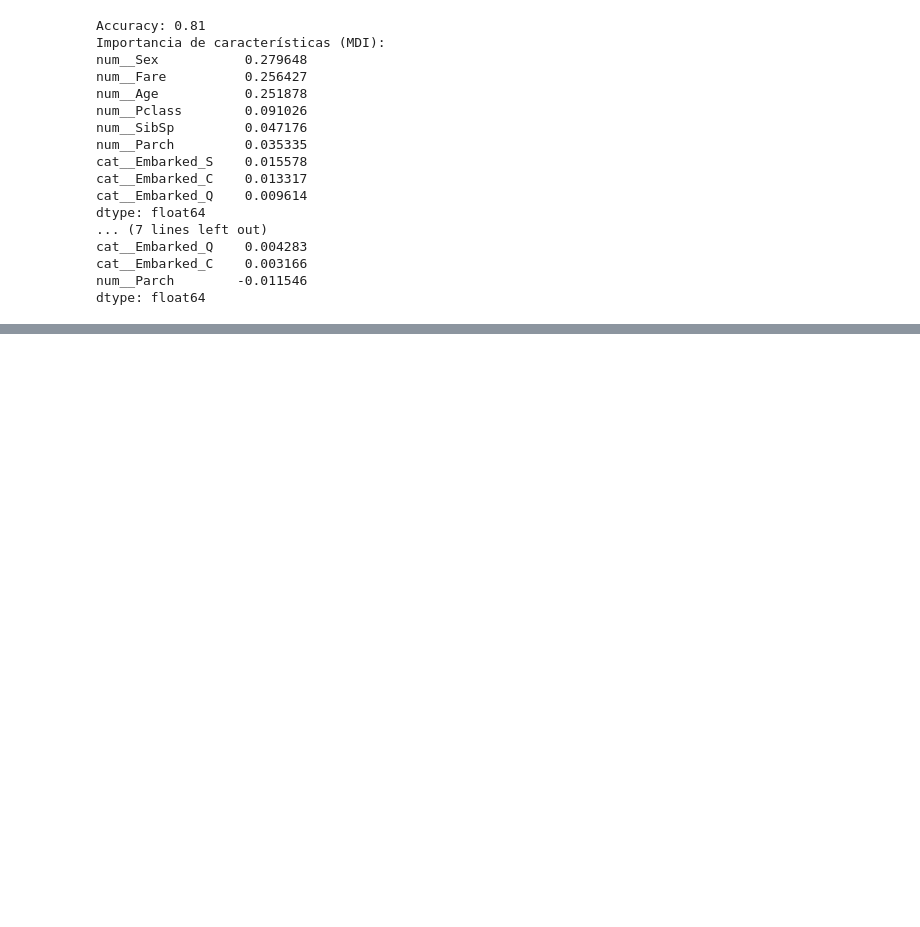
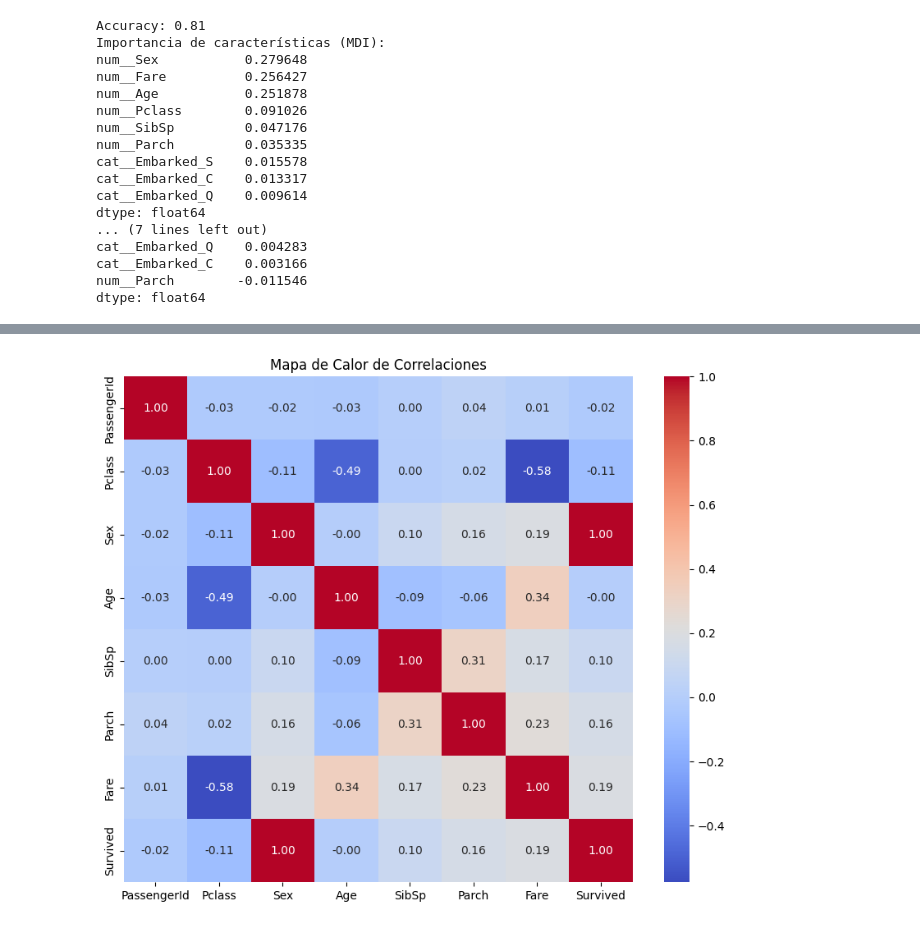
Before and after one commit to PabloSanchez87/DataScience_and_IA, a Jupyter notebook: Notebooks/Daniel/Caso_Titanic/titanic.ipynb, the cells around one changed output, grey strips where cells are left out. Drawn from its saved outputs; the diff is of its cells as text; code cells hidden in the pictures; blank space fills up the shorter version.

```diff
--- a/Notebooks/Daniel/Caso_Titanic/titanic.ipynb
+++ b/Notebooks/Daniel/Caso_Titanic/titanic.ipynb
@@ -272,0 +301,7 @@ dtype: float64
+# %%
+# Realizar el merge basado en la columna "PassengerId"
+test_merge = pd.merge(df_test, df_gender_submission, on='PassengerId', how='inner')
+
+# Mostrar información de la tabla combinada
+print(test_merge.info())
+print(test_merge.head())
@@ -272,0 +367,16 @@ dtype: float64
+# %%
+test_merge['Sex'] = test_merge['Sex'].map({'male': 0, 'female': 1})
+# %%
+import matplotlib.pyplot as plt
+import seaborn as sns
+
+# Calcular la tabla de correlaciones
+correlaciones = test_merge.corr()
+
+# Visualizar la tabla de correlaciones con un mapa de calor
+plt.figure(figsize=(10, 8))
+sns.heatmap(correlaciones, annot=True, fmt=".2f", cmap='coolwarm', cbar=True)
+plt.title('Mapa de Calor de Correlaciones')
+plt.show()
+# %% [output]
+[figure, added]
```
Also changed, not shown: parts of 7 cells of this notebook.
